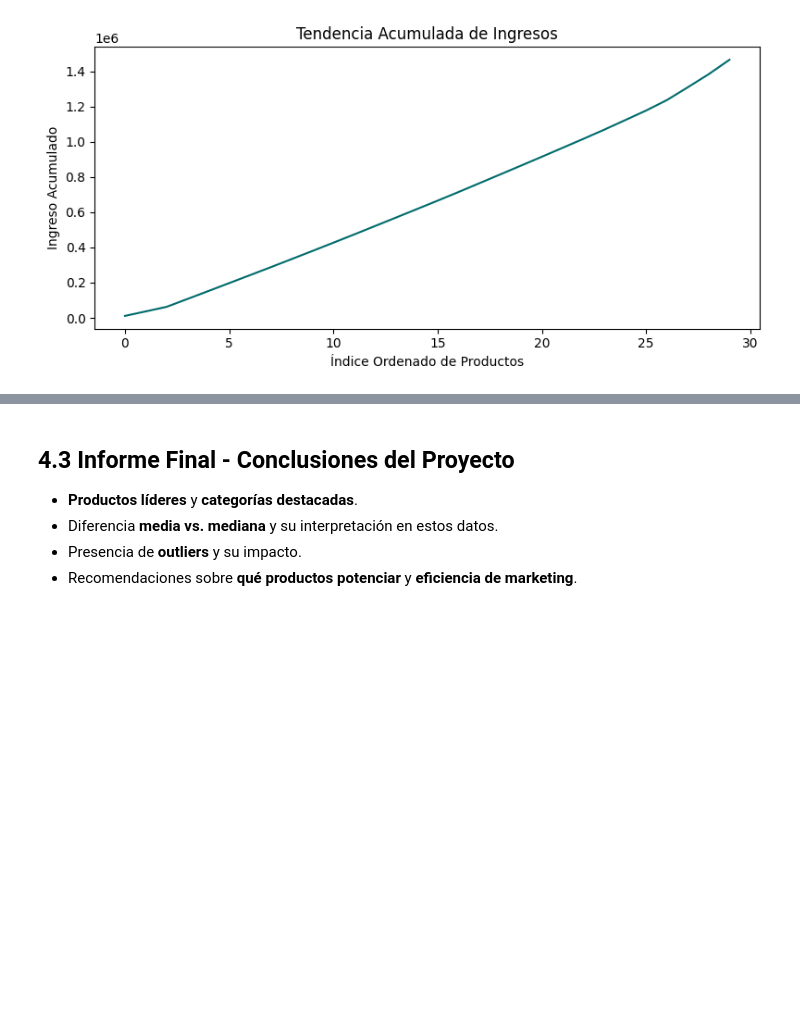
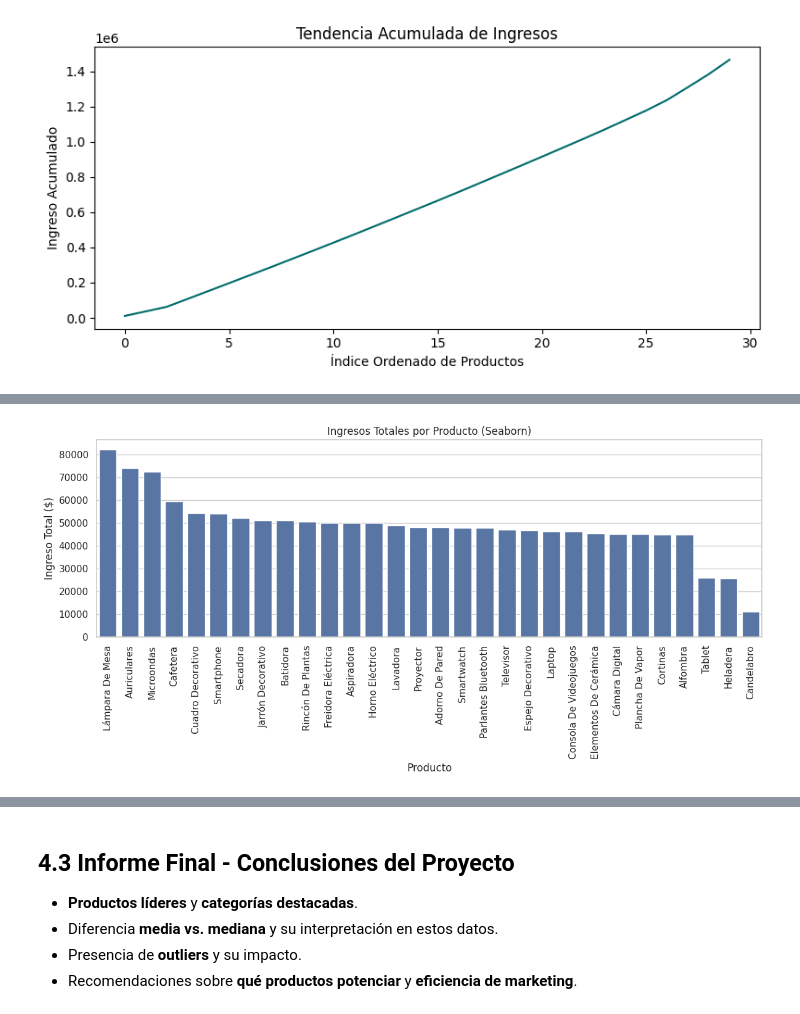
Before and after one commit to herguad/TT_data_analysis, a Jupyter notebook: Herrera_G_com_252612_ENTREGA_TT.ipynb, the cells around one changed output, grey strips where cells are left out. Drawn from its saved outputs; the diff is of its cells as text; code cells hidden in the pictures; blank space fills up the shorter version.

```diff
--- a/Herrera_G_com_252612_ENTREGA_TT.ipynb
+++ b/Herrera_G_com_252612_ENTREGA_TT.ipynb
@@ -1056,0 +1092,20 @@ plt.show()
+# %%
+#Gráfico de barras para mosrar el ingreso total por producto
+
+import seaborn as sns
+import matplotlib.pyplot as plt
+
+sns.set_theme(style="whitegrid")      # estilo claro por defecto
+
+# Barras ordenadas (Seaborn)
+df = resumen_prod.sort_values('ingreso_total', ascending=False)
+plt.figure(figsize=(12, 6))
+ax = sns.barplot(data=df, x='producto', y='ingreso_total')
+ax.set_title('Ingresos Totales por Producto (Seaborn)')
+ax.set_xlabel('Producto')
+ax.set_ylabel('Ingreso Total ($)')
+plt.xticks(rotation=90)
+plt.tight_layout()
+plt.show()
+# %% [output]
+[figure, added]
```
Also changed, not shown: parts of 8 cells of this notebook.
